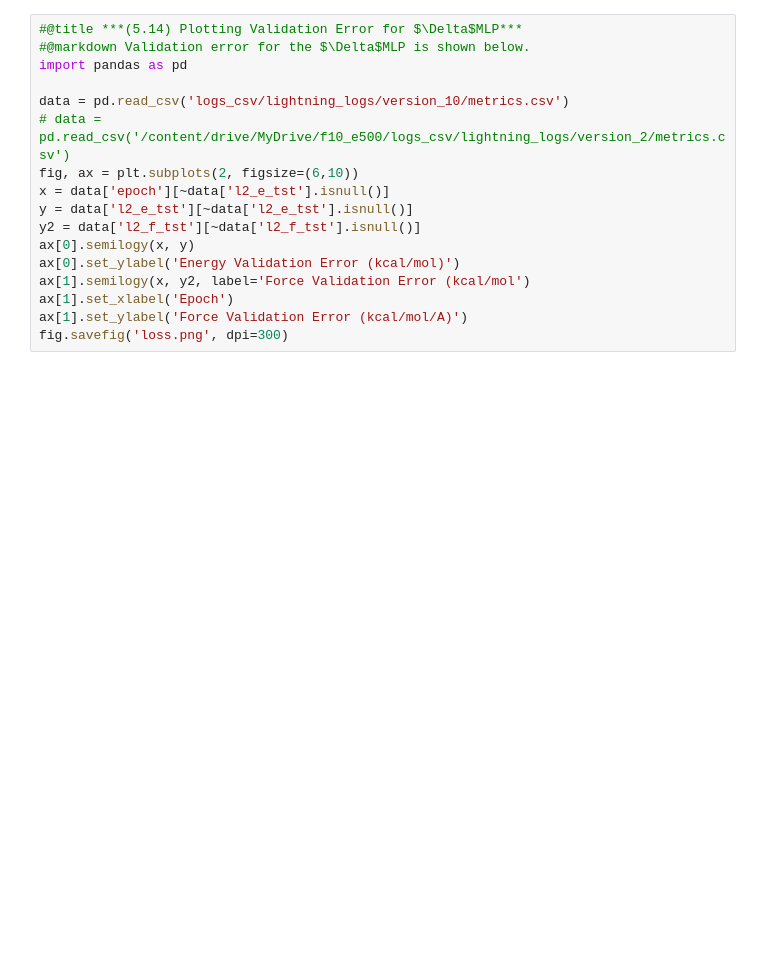
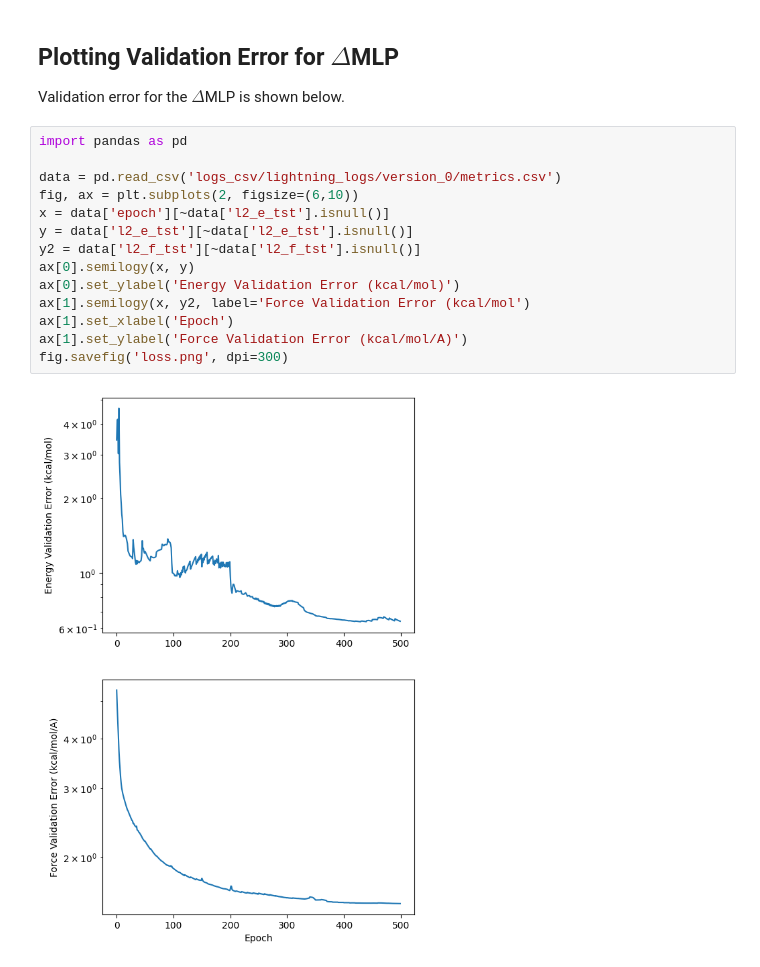
Before and after one commit to cc-ats/mlp_tutorial, a Jupyter notebook: Lesson5_BP-FNN_MLP.ipynb, the cells around one changed output. Cells and saved outputs as stored; diff of their text form; blank space fills up the shorter version.

```diff
--- a/Lesson5_BP-FNN_MLP.ipynb
+++ b/Lesson5_BP-FNN_MLP.ipynb
@@ -443,17 +481,20 @@ for param_tensor in model.state_dict():
+# %% [markdown]
+## Plotting Validation Error for $\Delta$MLP
+
+Validation error for the $\Delta$MLP is shown below.
 # %%
-#@title ***(5.14) Plotting Validation Error for $\Delta$MLP***
-#@markdown Validation error for the $\Delta$MLP is shown below.
 import pandas as pd
 
-data = pd.read_csv('logs_csv/lightning_logs/version_10/metrics.csv')
-# data = pd.read_csv('/content/drive/MyDrive/f10_e500/logs_csv/lightning_logs/version_2/metrics.csv')
+data = pd.read_csv('logs_csv/lightning_logs/version_0/metrics.csv')
 fig, ax = plt.subplots(2, figsize=(6,10))
 x = data['epoch'][~data['l2_e_tst'].isnull()]
 y = data['l2_e_tst'][~data['l2_e_tst'].isnull()]
 y2 = data['l2_f_tst'][~data['l2_f_tst'].isnull()]
 ax[0].semilogy(x, y)
 ax[0].set_ylabel('Energy Validation Error (kcal/mol)')
 ax[1].semilogy(x, y2, label='Force Validation Error (kcal/mol')
 ax[1].set_xlabel('Epoch')
 ax[1].set_ylabel('Force Validation Error (kcal/mol/A)')
 fig.savefig('loss.png', dpi=300)
+# %% [output]
+[figure, added]
```
Also changed, not shown: parts of 34 cells of this notebook.
